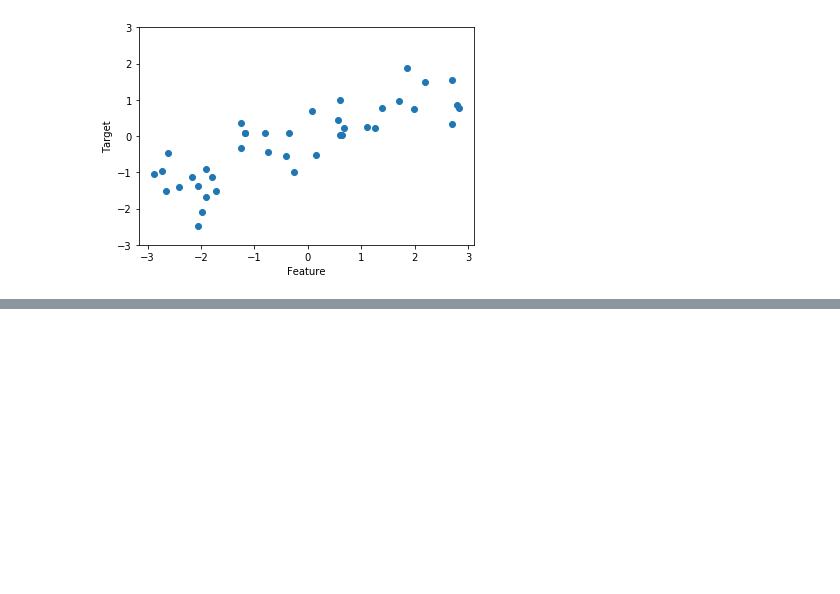
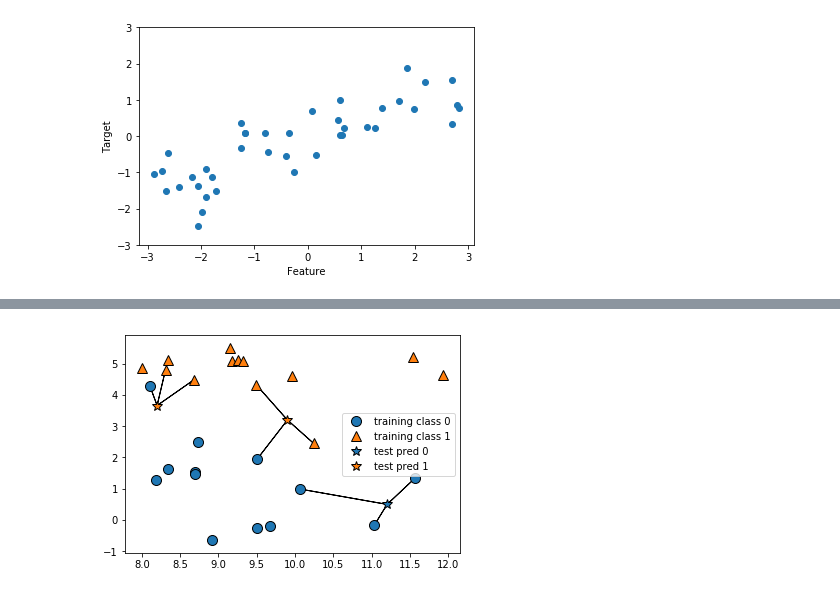
Before and after one commit to zurustar/TIL, a Jupyter notebook: ML/Pythonではじめる機械学習.ipynb, the cells around one changed output, grey strips where cells are left out. Cells and saved outputs as stored; diff of their text form; code cells hidden in the pictures; blank space fills up the shorter version.

```diff
--- a/ML/Pythonではじめる機械学習.ipynb
+++ b/ML/Pythonではじめる機械学習.ipynb
@@ -172,0 +238,4 @@ Text(0,0.5,'Target')
+# %%
+mglearn.plots.plot_knn_classification(n_neighbors=3)
+# %% [output]
+[figure, added]
```
Also changed, not shown: parts of 14 cells of this notebook.
